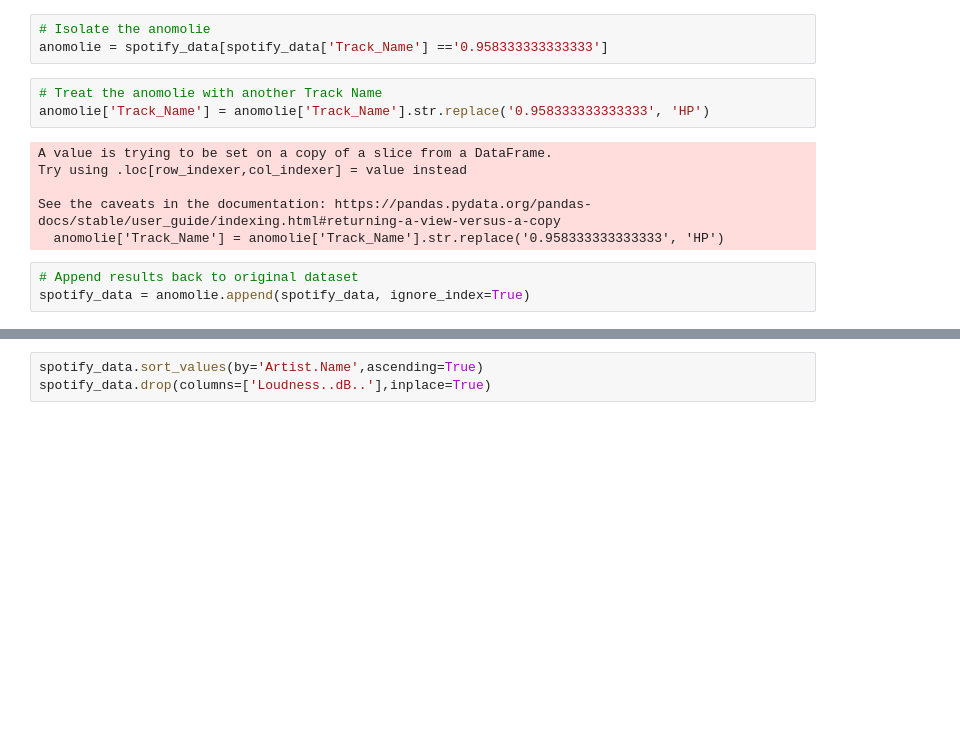
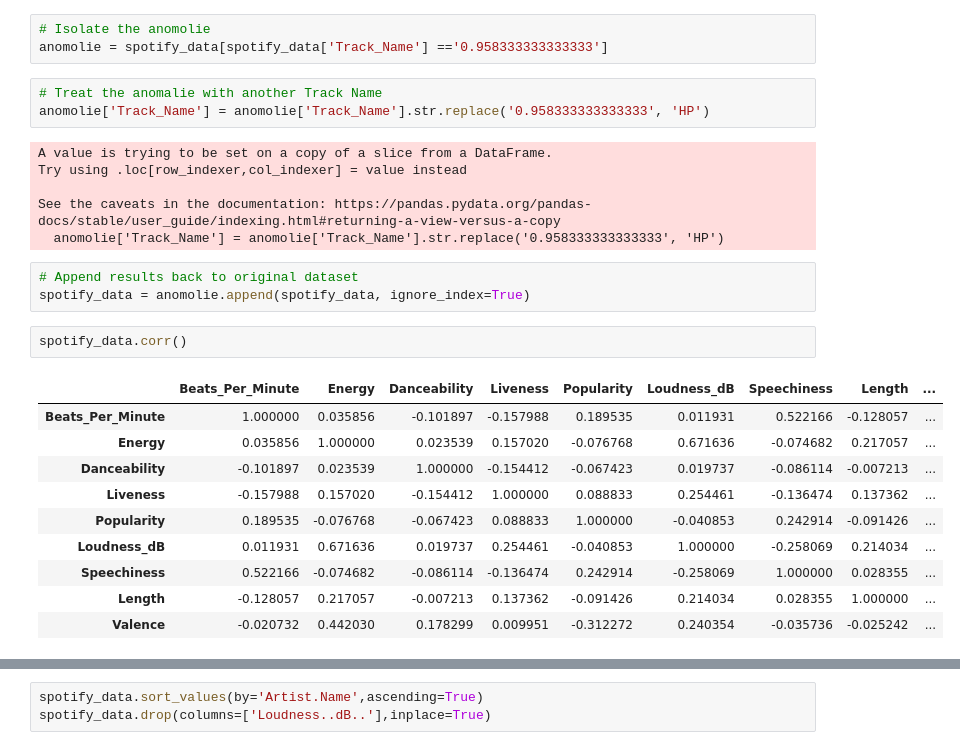
Before and after one commit to davelotito/Personal_Projects, a Jupyter notebook: Spotify Project/Spotify_Project_Popular_Songs.ipynb, the cells around one changed output, grey strips where cells are left out. Drawn from its saved outputs; the diff is of its cells as text; blank space fills up the shorter version.

```diff
--- a/Spotify Project/Spotify_Project_Popular_Songs.ipynb
+++ b/Spotify Project/Spotify_Project_Popular_Songs.ipynb
@@ -93,7 +93,7 @@ array(['Señorita', 'China', 'boyfriend (with Social House)',
 # Isolate the anomolie
 anomolie = spotify_data[spotify_data['Track_Name'] =='0.958333333333333']
 # %%
-# Treat the anomolie with another Track Name
+# Treat the anomalie with another Track Name
 anomolie['Track_Name'] = anomolie['Track_Name'].str.replace('0.958333333333333', 'HP')
 # %% [output]
 A value is trying to be set on a copy of a slice from a DataFrame.
@@ -104,3 +104,16 @@ See the caveats in the documentation: https://pandas.pydata.org/pandas-docs/stab
 # %%
 # Append results back to original dataset
 spotify_data = anomolie.append(spotify_data, ignore_index=True)
+# %%
+spotify_data.corr()
+# %% [output]
+|  | Beats_Per_Minute | Energy | Danceability | Liveness | Popularity | Loudness_dB | Speechiness | Length | ... |
+| Beats_Per_Minute | 1.000000 | 0.035856 | -0.101897 | -0.157988 | 0.189535 | 0.011931 | 0.522166 | -0.128057 | ... |
+| Energy | 0.035856 | 1.000000 | 0.023539 | 0.157020 | -0.076768 | 0.671636 | -0.074682 | 0.217057 | ... |
+| Danceability | -0.101897 | 0.023539 | 1.000000 | -0.154412 | -0.067423 | 0.019737 | -0.086114 | -0.007213 | ... |
+| Liveness | -0.157988 | 0.157020 | -0.154412 | 1.000000 | 0.088833 | 0.254461 | -0.136474 | 0.137362 | ... |
+| Popularity | 0.189535 | -0.076768 | -0.067423 | 0.088833 | 1.000000 | -0.040853 | 0.242914 | -0.091426 | ... |
+| Loudness_dB | 0.011931 | 0.671636 | 0.019737 | 0.254461 | -0.040853 | 1.000000 | -0.258069 | 0.214034 | ... |
+| Speechiness | 0.522166 | -0.074682 | -0.086114 | -0.136474 | 0.242914 | -0.258069 | 1.000000 | 0.028355 | ... |
+| Length | -0.128057 | 0.217057 | -0.007213 | 0.137362 | -0.091426 | 0.214034 | 0.028355 | 1.000000 | ... |
+| Valence | -0.020732 | 0.442030 | 0.178299 | 0.009951 | -0.312272 | 0.240354 | -0.035736 | -0.025242 | ... |
```
Also changed, not shown: parts of 2 cells of this notebook.
